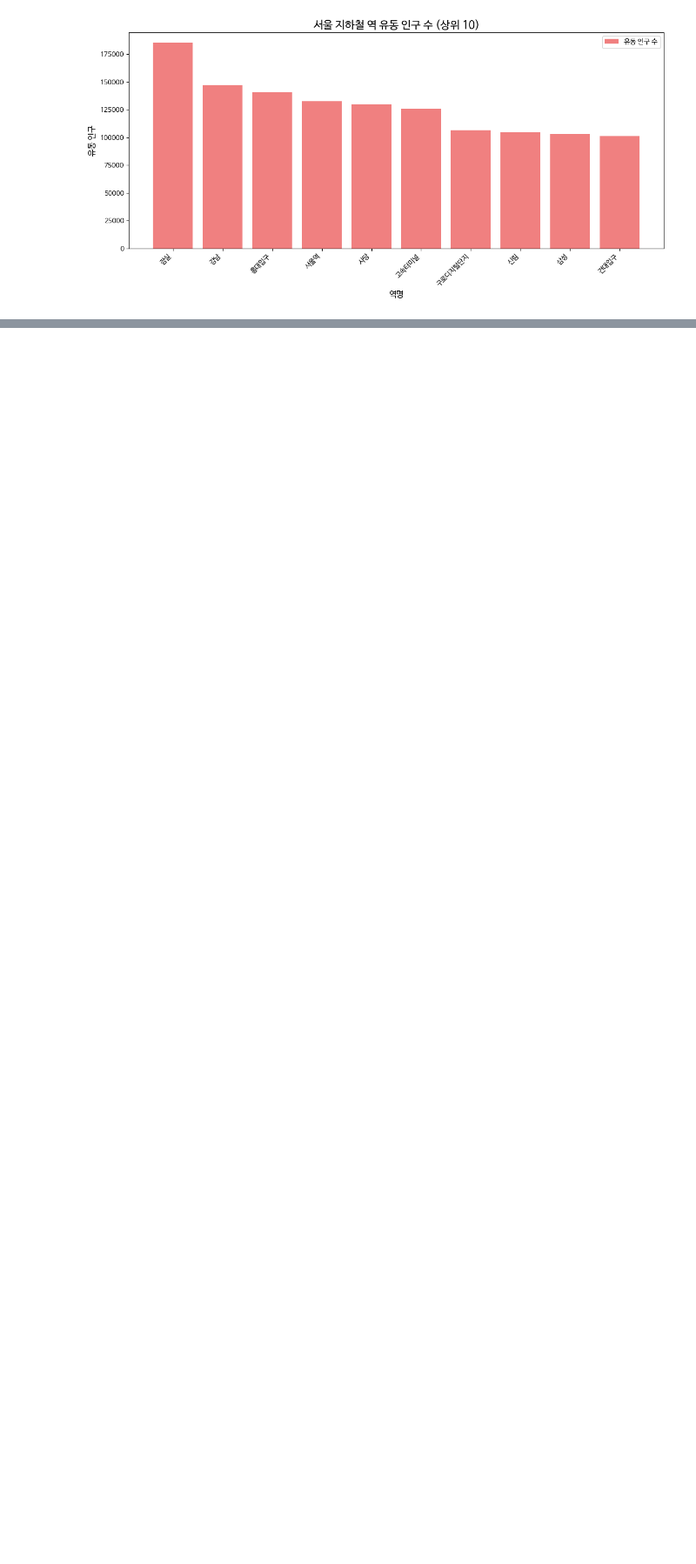
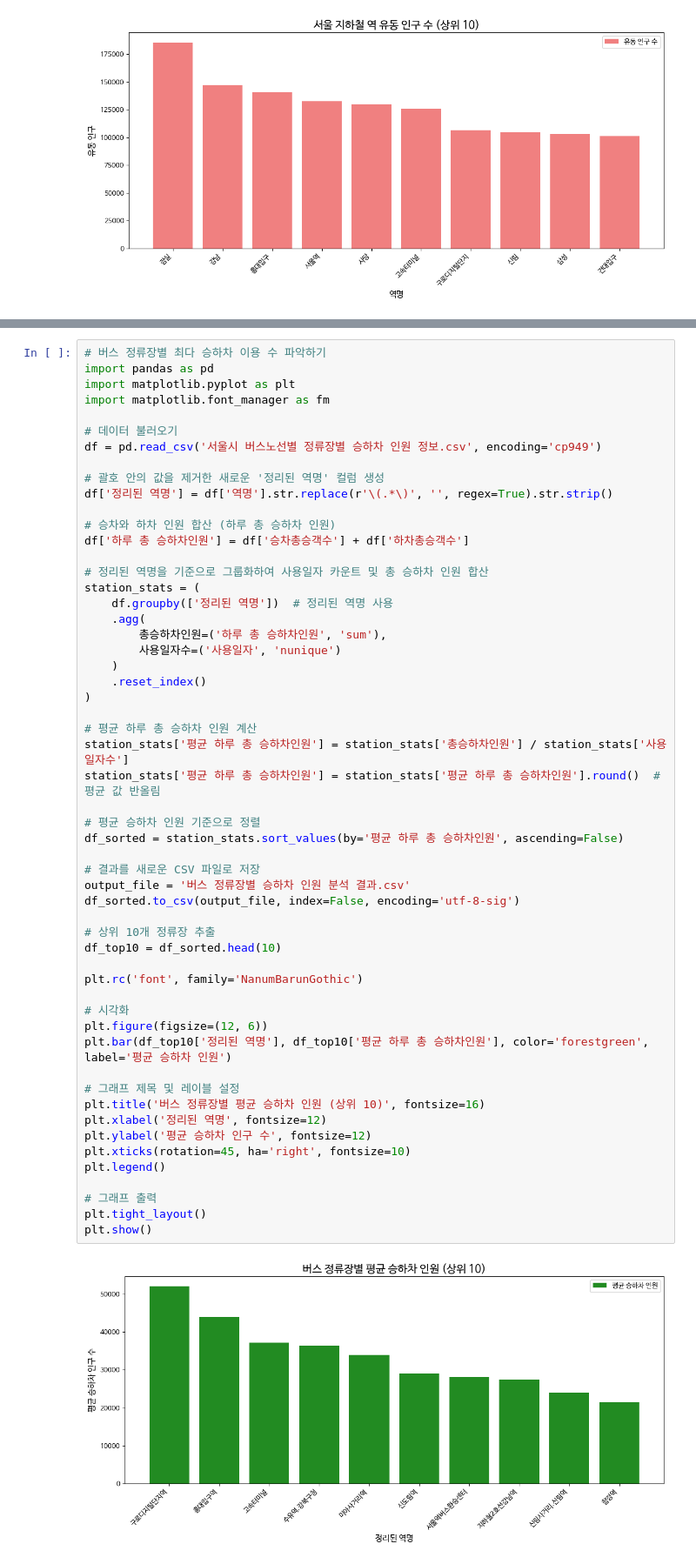
Before and after one commit to CodingCat-Jung/SmartCity, a Jupyter notebook: SmartCity02.ipynb, the cells around one changed output, grey strips where cells are left out. Shown at 87% size. Drawn from its saved outputs; the diff is of its cells as text; blank space fills up the shorter version.

```diff
--- a/SmartCity02.ipynb
+++ b/SmartCity02.ipynb
@@ -127,0 +178,57 @@ plt.show()
+# %%
+# 버스 정류장별 최다 승하차 이용 수 파악하기
+import pandas as pd
+import matplotlib.pyplot as plt
+import matplotlib.font_manager as fm
+
+# 데이터 불러오기
+df = pd.read_csv('서울시 버스노선별 정류장별 승하차 인원 정보.csv', encoding='cp949')
+
+# 괄호 안의 값을 제거한 새로운 '정리된 역명' 컬럼 생성
+df['정리된 역명'] = df['역명'].str.replace(r'\(.*\)', '', regex=True).str.strip()
+
+# 승차와 하차 인원 합산 (하루 총 승하차 인원)
+df['하루 총 승하차인원'] = df['승차총승객수'] + df['하차총승객수']
+
+# 정리된 역명을 기준으로 그룹화하여 사용일자 카운트 및 총 승하차 인원 합산
+station_stats = (
+    df.groupby(['정리된 역명'])  # 정리된 역명 사용
+    .agg(
+        총승하차인원=('하루 총 승하차인원', 'sum'),
+        사용일자수=('사용일자', 'nunique')
+    )
+    .reset_index()
+)
+
+# 평균 하루 총 승하차 인원 계산
+station_stats['평균 하루 총 승하차인원'] = station_stats['총승하차인원'] / station_stats['사용일자수']
+station_stats['평균 하루 총 승하차인원'] = station_stats['평균 하루 총 승하차인원'].round()  # 평균 값 반올림
+
+# 평균 승하차 인원 기준으로 정렬
+df_sorted = station_stats.sort_values(by='평균 하루 총 승하차인원', ascending=False)
+
+# 결과를 새로운 CSV 파일로 저장
+output_file = '버스 정류장별 승하차 인원 분석 결과.csv'
+df_sorted.to_csv(output_file, index=False, encoding='utf-8-sig')
+
+# 상위 10개 정류장 추출
+df_top10 = df_sorted.head(10)
+
+plt.rc('font', family='NanumBarunGothic')
+
+# 시각화
+plt.figure(figsize=(12, 6))
+plt.bar(df_top10['정리된 역명'], df_top10['평균 하루 총 승하차인원'], color='forestgreen', label='평균 승하차 인원')
+
+# 그래프 제목 및 레이블 설정
+plt.title('버스 정류장별 평균 승하차 인원 (상위 10)', fontsize=16)
+plt.xlabel('정리된 역명', fontsize=12)
+plt.ylabel('평균 승하차 인구 수', fontsize=12)
+plt.xticks(rotation=45, ha='right', fontsize=10)
+plt.legend()
+
+# 그래프 출력
+plt.tight_layout()
+plt.show()
+# %% [output]
+[figure, added]
```
Also changed, not shown: parts of 2 cells of this notebook.
